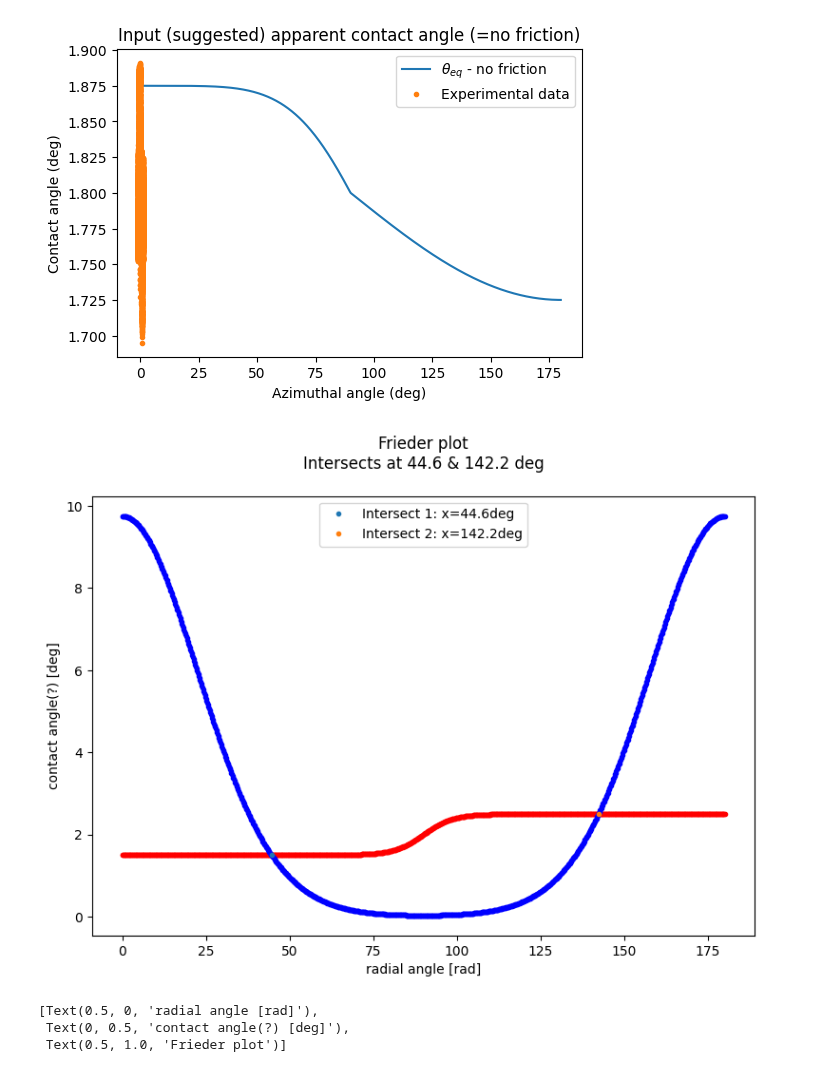
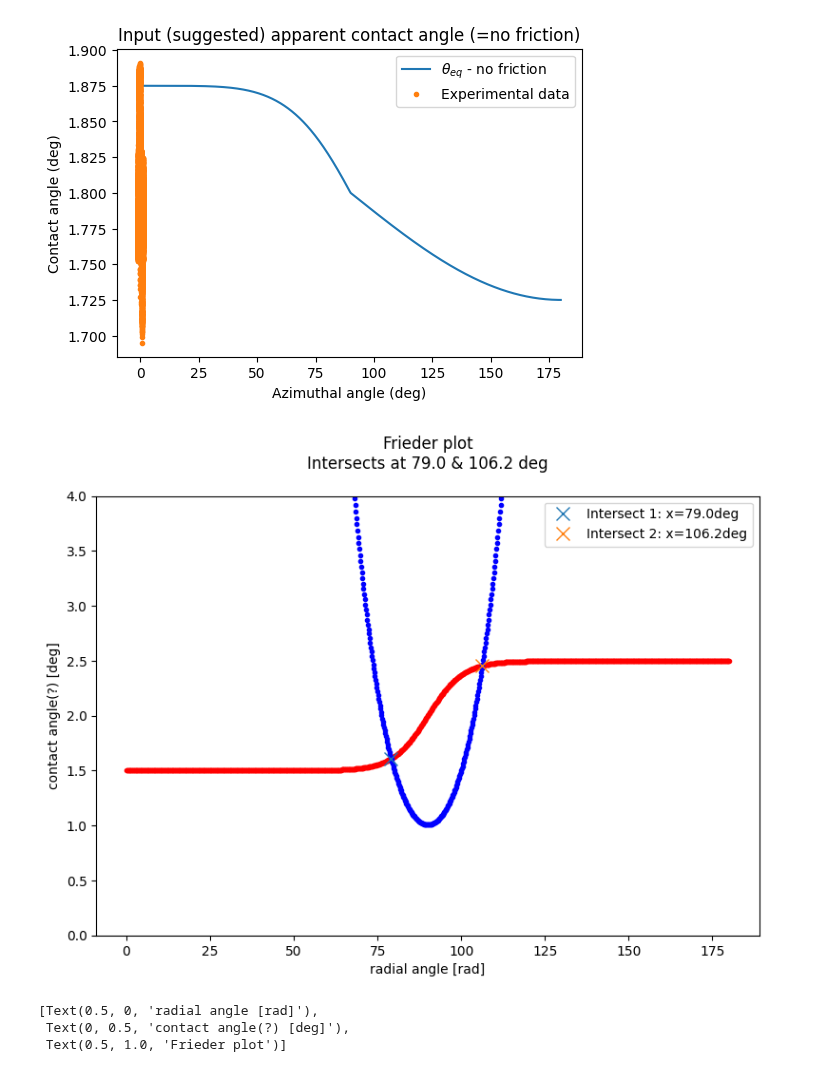
Before and after one commit to Sjendieee/InterferometryPython, a Jupyter notebook: Fitting_spatial_CA_profiles_CoxVoinov.ipynb, the cells around one changed output. Cells and saved outputs as stored; diff of their text form; code cells hidden in the pictures.

```diff
--- a/Fitting_spatial_CA_profiles_CoxVoinov.ipynb
+++ b/Fitting_spatial_CA_profiles_CoxVoinov.ipynb
@@ -232,9 +232,9 @@ gamma = 25.55 / 1000  # N/m
 
 v0 = (60 / 60) * 1E-6     #[m/s] drop velocity   60um/min
 
-A = 9 * mu * v0 * np.log(L/a) / gamma
+A = 9 * mu * v0 * np.log(L/a) / gamma * 1000
 R = 0.6/1000        #m radius droplet  TODO:assume R constant for now
-w = R/6.5            #wettability region factor(?)
+w = R/5.5            #wettability region factor(?)
 
 theta = 2 / 180 * np.pi           #rad eq. CA on which a variation dtheta will be introduced      TODO: assumption
 dtheta = 0.5 / 180 * np.pi          #rad    TODO: assumption
@@ -243,36 +243,37 @@ y_red = lambda theta, dtheta, R, w, psi: theta - dtheta * np.tanh(R/w * np.cos(p
 fig1, ax1 = plt.subplots(figsize=(9,6))
 ax1.plot(psi * 180 / np.pi, y_red(theta,dtheta, R, w, psi) * 180 / np.pi, '.r')
 
 
 y_blue = lambda theta, A, w, R, psi: np.sqrt(A*w/(3*R)) * np.cosh((R/w) * np.cos(psi))
 
 ax1.plot(psi * 180 / np.pi, y_blue(theta, A, w, R, psi) * 180 / np.pi, '.b')
 
 # Define the difference function
 difference = lambda x: y_red(theta,dtheta, R, w, x) - y_blue(theta, A, w, R, x)
 
 # Use root_scalar to find the intersection points
 # Provide an interval where you expect the root
 try:
     result1 = root_scalar(difference, bracket=[0, np.pi/2])  # For one intersection point
-    ax1.plot(result1.root * 180 / np.pi, y_red(theta,dtheta, R, w, result1.root) * 180 / np.pi, '.', label=f'Intersect 1: x={result1.root*180/np.pi:.1f}deg')
+    ax1.plot(result1.root * 180 / np.pi, y_red(theta,dtheta, R, w, result1.root) * 180 / np.pi, 'x', markersize = 10, label=f'Intersect 1: x={result1.root*180/np.pi:.1f}deg')
 except:
     pass
 try:
     result2 = root_scalar(difference, bracket=[np.pi/2, np.pi])   # For the other intersection point
-    ax1.plot(result2.root * 180 / np.pi, y_red(theta,dtheta, R, w, result2.root) * 180 / np.pi, '.', label=f'Intersect 2: x={result2.root*180/np.pi:.1f}deg')
+    ax1.plot(result2.root * 180 / np.pi, y_red(theta,dtheta, R, w, result2.root) * 180 / np.pi, 'x', markersize = 10, label=f'Intersect 2: x={result2.root*180/np.pi:.1f}deg')
 except:
     pass
 
 ax1.set(xlabel = 'radial angle [rad]',
         ylabel = 'contact angle(?) [deg]',
         title = 'Frieder plot\n'
                 f'Intersects at {result1.root*180/np.pi:.1f} & {result2.root*180/np.pi:.1f} deg\n')
 ax1.legend(loc='best')
+ax1.set_ylim([0,4])
 
 fig1.savefig(f"C:\\Users\\ReuvekampSW\\Downloads\\CA Frieder w={w:.2E}.png", dpi=600)
 # %% [output]
-[figure, old version]
+[figure, new version]
 # %%
 """
 Finding the angle at which min&max CA in moving drop (Cox Voinov)
```
